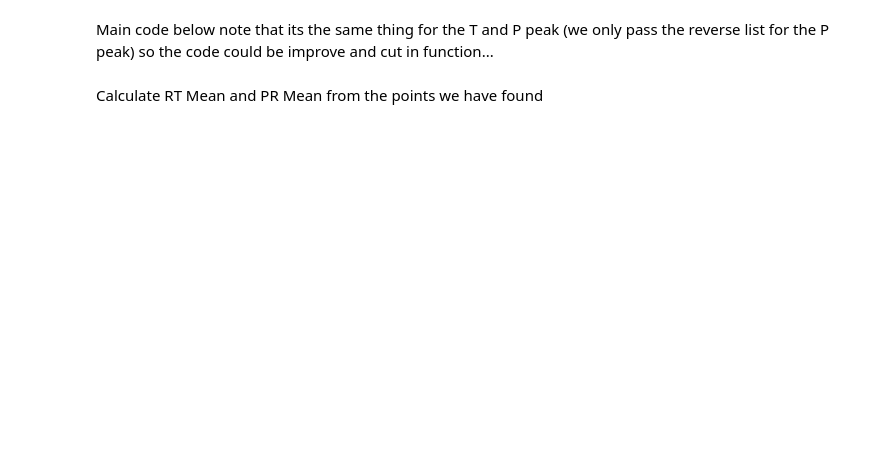
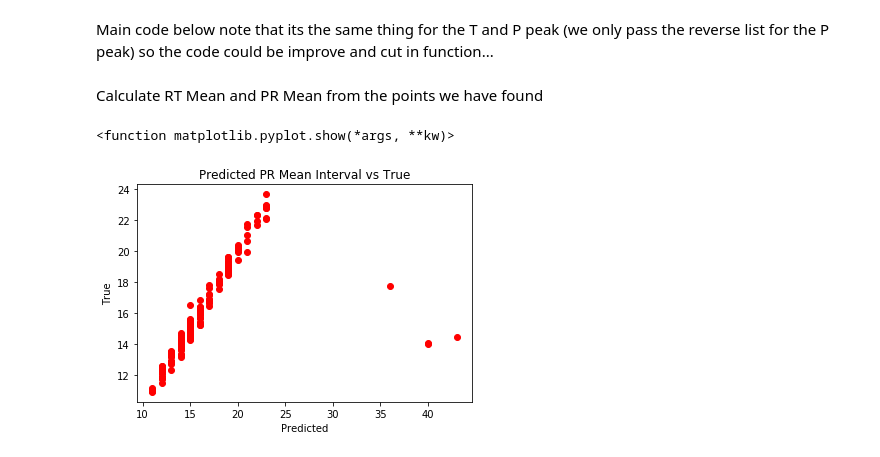
Before and after one commit to eeishaan/ift6759-block1, a Jupyter notebook: experiment/working_file.ipynb, the cells around one changed output. Saved outputs shown, nothing was run; the diff lists cells and outputs as text; code cells hidden in the pictures; blank space fills up the shorter version.

```diff
--- a/experiment/working_file.ipynb
+++ b/experiment/working_file.ipynb
@@ -795 +956,15 @@ valid_labels
+# %%
+def Get_RT_Mean_PR_Mean(ECG_points):
+    """
+    Calculate the mean RT Mean interval and PR_Mean
+
+    Parameters
+    ----------
+    ECG_points : Dictionnary
+        Contains the location of all point and the hearth beat data
+    """
+    RT_Mean = [T_peak-R_peak for T_peak, R_peak in zip(ECG_points["T_Peak"], ECG_points["R_Peak"])]
+    PR_Mean = [R_peak-P_peak for R_peak, P_peak in zip(ECG_points["R_Peak"], ECG_points["P_Peak"])]
+
+    return RT_Mean, PR_Mean
 # %%
@@ -798,0 +973,3 @@ RR_interval_mean = Train_RR_mean
+# %%
+Valid_RT_Mean, Valid_PR_Mean = Get_RT_Mean_PR_Mean(ECG_points_valid)
+Train_RT_Mean, Train_PR_Mean = Get_RT_Mean_PR_Mean(ECG_points_train)
@@ -902,4 +1032,9 @@ PR_Mean = [R_peak-P_peak for R_peak,P_peak in zip(listofR_Peak,listofP_peak)]
 # %%
-plt.plot(PR_Mean, train_labels[:,0], "ro")
+plt.plot(Valid_PR_Mean, valid_labels[:,0], "ro")
 plt.title("Predicted PR Mean Interval vs True")
+plt.xlabel("Predicted")
+plt.ylabel("True")
 plt.show
+# %% [output]
+<function matplotlib.pyplot.show(*args, **kw)>
+[figure, added]
```
Also changed, not shown: parts of 40 cells of this notebook.
